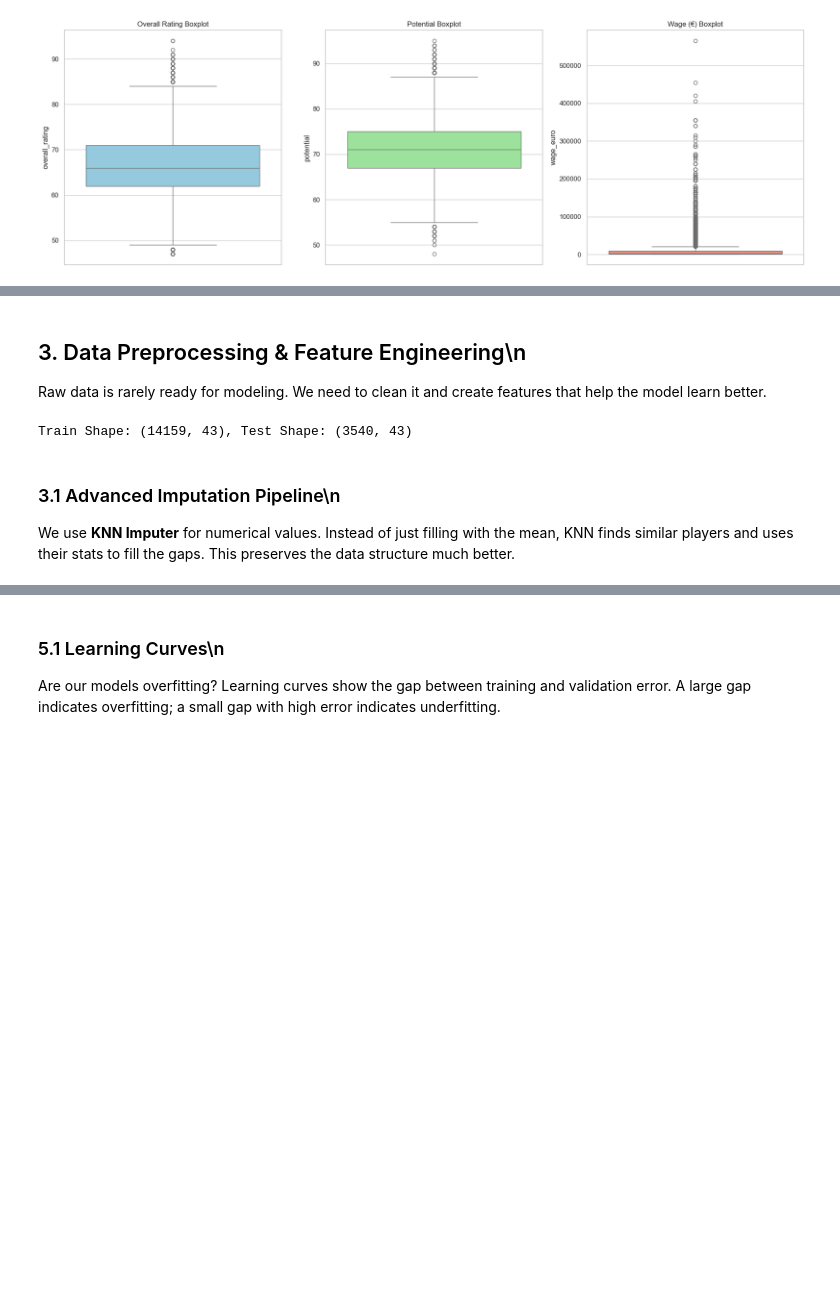
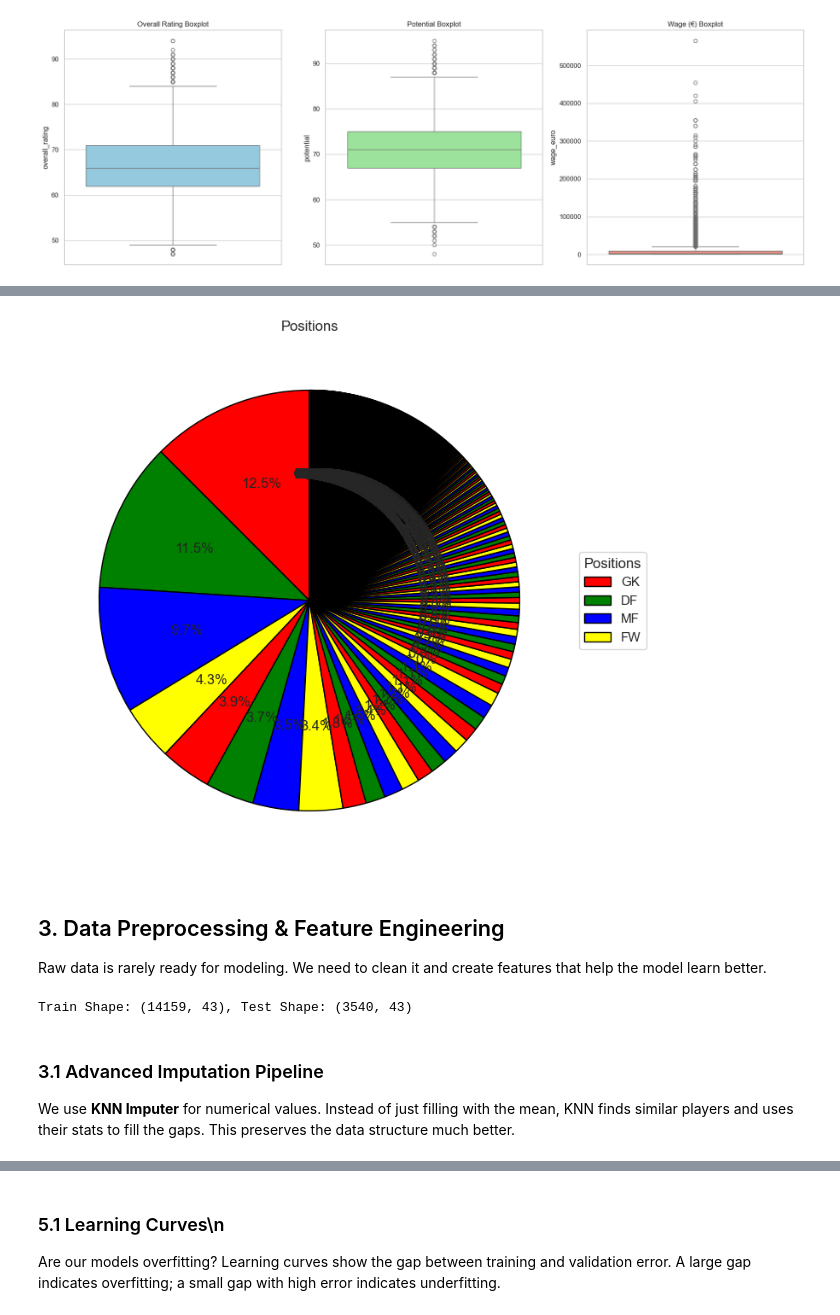
Before and after one commit to NIU1704248/fifa_prediction, a Jupyter notebook: price_prediction.ipynb, the cells around one changed output, grey strips where cells are left out. Drawn from its saved outputs; the diff is of its cells as text; code cells hidden in the pictures; blank space fills up the shorter version.

```diff
--- a/price_prediction.ipynb
+++ b/price_prediction.ipynb
@@ -146,5 +257,20 @@ plt.show()
+# %%
+position_counts = df['positions'].value_counts()
+
+colors = ['#FF0000', '#008000', '#0000FF', '#FFFF00']
+
+fig, ax = plt.subplots()
+wedges, texts, autotexts = ax.pie(position_counts, colors=colors, autopct='%1.1f%%', startangle=90, wedgeprops={'edgecolor': 'black'})
+
+ax.legend(wedges, ["GK", "DF", "MF", "FW"], title="Positions", loc="center left", bbox_to_anchor=(1, 0, 0.5, 1))
+
+plt.title("Positions")
+
+plt.show()
+# %% [output]
+[figure, added]
 # %% [markdown]
-## 3. Data Preprocessing & Feature Engineering\n
+## 3. Data Preprocessing & Feature Engineering
 Raw data is rarely ready for modeling. We need to clean it and create features that help the model learn better.
 # %%
 # Define Features
@@ -195,7 +321,7 @@ print(f"Train Shape: {X_train.shape}, Test Shape: {X_test.shape}")
 # %% [output]
 Train Shape: (14159, 43), Test Shape: (3540, 43)
 # %% [markdown]
-### 3.1 Advanced Imputation Pipeline\n
+### 3.1 Advanced Imputation Pipeline
 We use **KNN Imputer** for numerical values. Instead of just filling with the mean, KNN finds similar players and uses their stats to fill the gaps. This preserves the data structure much better.
 # %%
 numeric_transformer = Pipeline(steps=[
```
Also changed, not shown: parts of 28 cells of this notebook.
